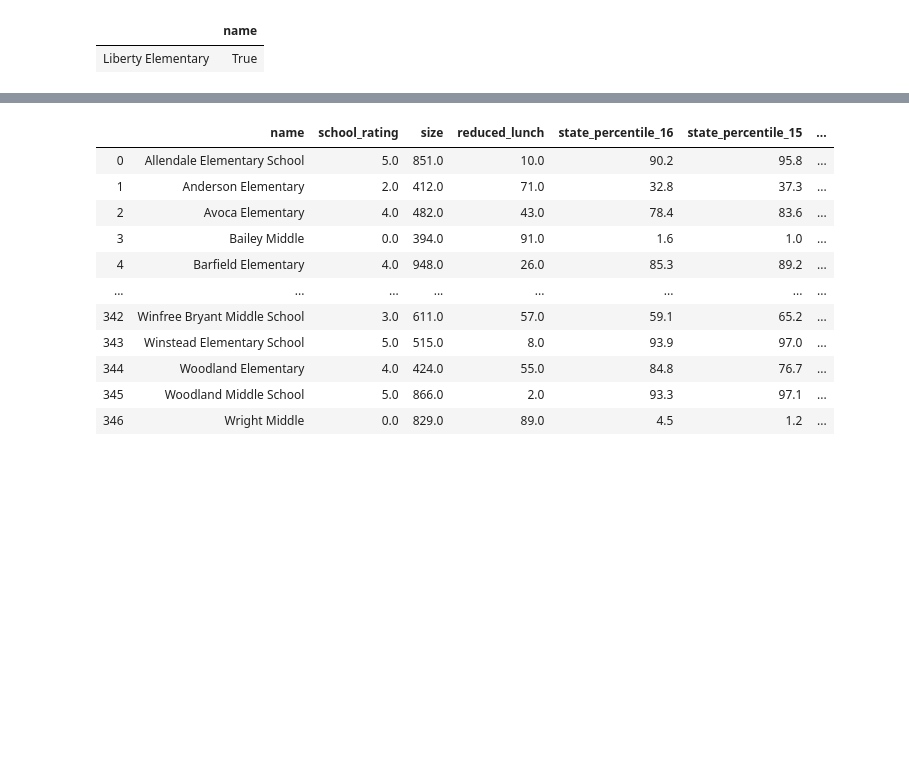
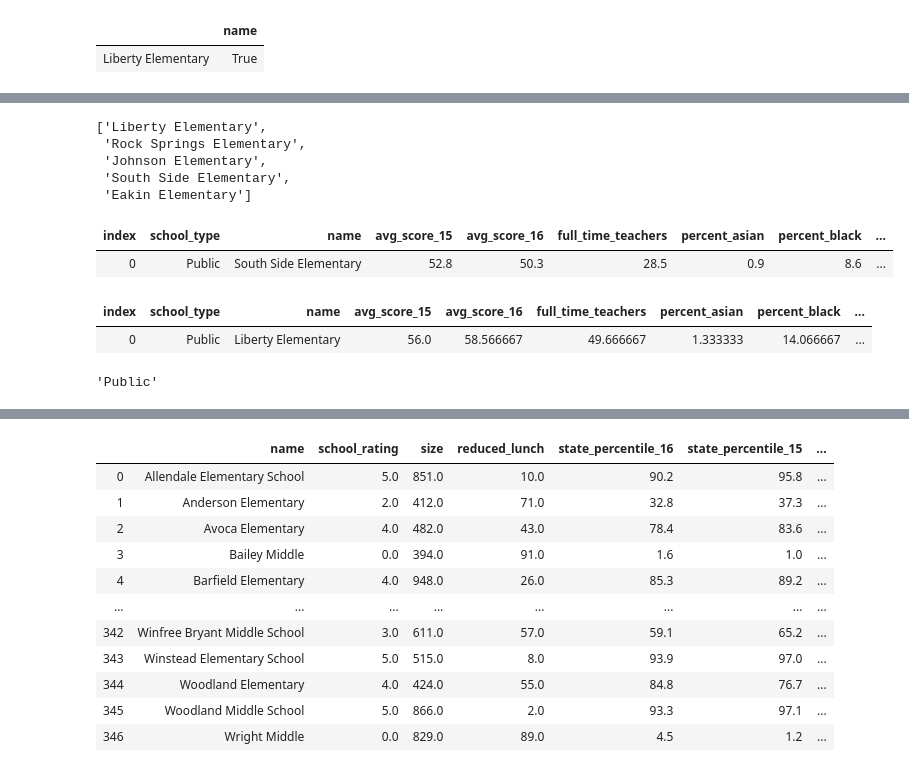
Before and after one commit to exrishu/iPython-exercises, a Jupyter notebook: School Data Analysis/student_data.ipynb, the cells around one changed output, grey strips where cells are left out. Saved outputs shown, nothing was run; the diff lists cells and outputs as text; code cells hidden in the pictures; blank space fills up the shorter version.

```diff
--- a/School Data Analysis/student_data.ipynb
+++ b/School Data Analysis/student_data.ipynb
@@ -184,8 +184,11 @@ def removing_duplicates(column_name,df):
         v_count = v_count.reset_index()
         tes = v_count['index'].to_list()
         df_du = df.drop(df.loc[df[colu[0]].isin(tes)].index)
-        return (df_du)
+        return (tes,df_du)
     else:
         return (print('Column name entered did not match any of the columns in dataframe'))
 # %%
-df_du = removing_duplicates('name',df)
+df_dup = removing_duplicates('name',df)
+# %%
+df_du = df_dup['df_du']
+df_du
@@ -191,0 +209,39 @@ df_du = removing_duplicates('name',df)
+# %%
+dupcol = df_dup['tes']
+dupcol
+# %% [output]
+['Liberty Elementary',
+ 'Rock Springs Elementary',
+ 'Johnson Elementary',
+ 'South Side Elementary',
+ 'Eakin Elementary']
+# %%
+dfnew = []
+for i in dupcol:
+        dfmean = (df[df['name'].isin([i])]).mean().to_frame().reset_index()
+        dfN = pd.pivot_table(dfmean, columns ='index')
+        dfN.insert(0, "name", [i], True)
+        st= df[(df['name'].isin([i]))].head(1)
+        stval = st.iloc[0]['school_type']
+        dfN.insert(0, "school_type", [stval],True)
+        df_du.append(dfN, sort=False)
+        dfnew.append(dfN)
+        qqqqqq
+#table.insert(0, "name", ['Liberty Elementary'], True)
+#table.insert(0, "school_type", ['Public'], True)
+
+#print(i)
+# %% [output]
+| index | school_type | name | avg_score_15 | avg_score_16 | full_time_teachers | percent_asian | percent_black | ... |
+| 0 | Public | South Side Elementary | 52.8 | 50.3 | 28.5 | 0.9 | 8.6 | ... |
+# %%
+dfnew[0]
+# %% [output]
+| index | school_type | name | avg_score_15 | avg_score_16 | full_time_teachers | percent_asian | percent_black | ... |
+| 0 | Public | Liberty Elementary | 56.0 | 58.566667 | 49.666667 | 1.333333 | 14.066667 | ... |
+# %%
+st=df[(df['name'].isin(['Liberty Elementary']))].head(1)
+stval =st.iloc[0]['school_type']
+stval
+# %% [output]
+'Public'
```
Also changed, not shown: parts of 18 cells of this notebook, 1 other file.
